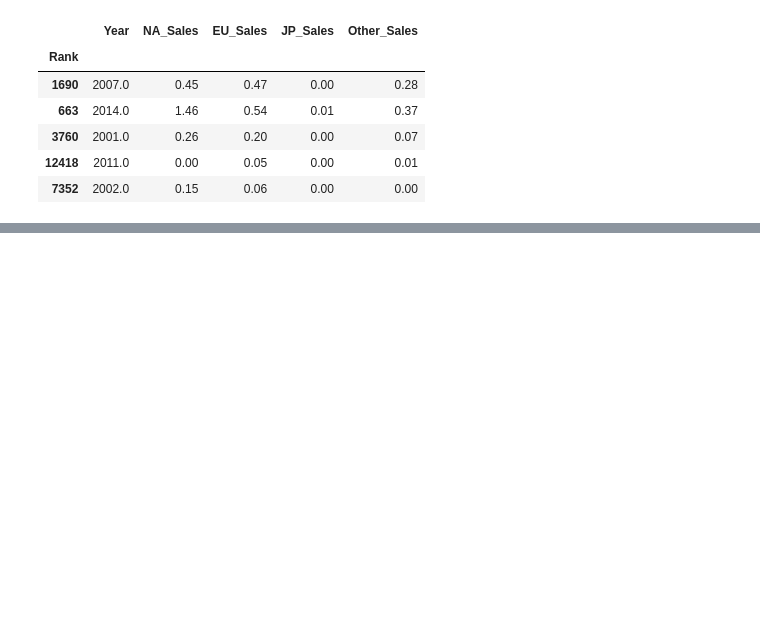
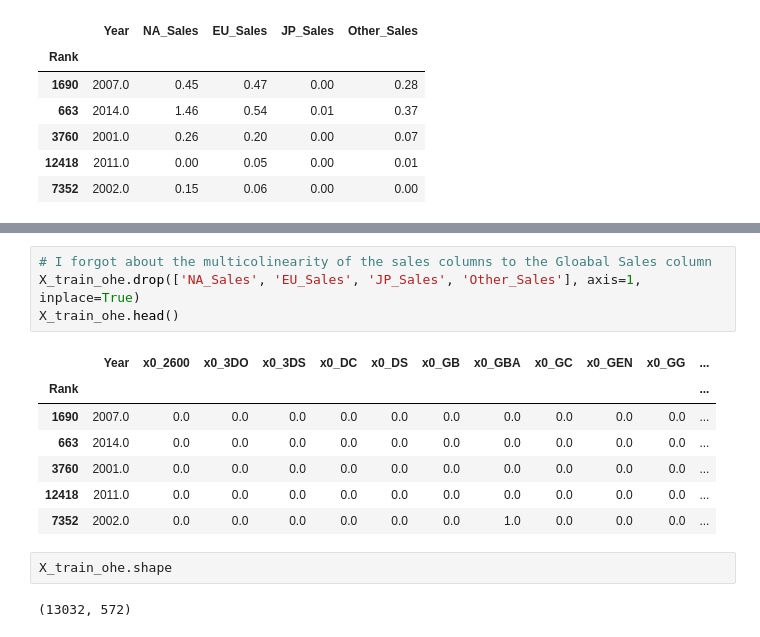
Before and after one commit to RCKettel/CapstoneProject, a Jupyter notebook: Notebooks/VideoGameSales.ipynb, the cells around one changed output, grey strips where cells are left out. Cells and saved outputs as stored; diff of their text form; blank space fills up the shorter version.

```diff
--- a/Notebooks/VideoGameSales.ipynb
+++ b/Notebooks/VideoGameSales.ipynb
@@ -170,0 +234,16 @@ X_train_ohe
+# %%
+# I forgot about the multicolinearity of the sales columns to the Gloabal Sales column
+X_train_ohe.drop(['NA_Sales', 'EU_Sales', 'JP_Sales', 'Other_Sales'], axis=1, inplace=True)
+X_train_ohe.head()
+# %% [output]
+|  | Year | x0_2600 | x0_3DO | x0_3DS | x0_DC | x0_DS | x0_GB | x0_GBA | x0_GC | x0_GEN | x0_GG | ... |
+| Rank |  |  |  |  |  |  |  |  |  |  |  | ... |
+| 1690 | 2007.0 | 0.0 | 0.0 | 0.0 | 0.0 | 0.0 | 0.0 | 0.0 | 0.0 | 0.0 | 0.0 | ... |
+| 663 | 2014.0 | 0.0 | 0.0 | 0.0 | 0.0 | 0.0 | 0.0 | 0.0 | 0.0 | 0.0 | 0.0 | ... |
+| 3760 | 2001.0 | 0.0 | 0.0 | 0.0 | 0.0 | 0.0 | 0.0 | 0.0 | 0.0 | 0.0 | 0.0 | ... |
+| 12418 | 2011.0 | 0.0 | 0.0 | 0.0 | 0.0 | 0.0 | 0.0 | 0.0 | 0.0 | 0.0 | 0.0 | ... |
+| 7352 | 2002.0 | 0.0 | 0.0 | 0.0 | 0.0 | 0.0 | 0.0 | 1.0 | 0.0 | 0.0 | 0.0 | ... |
+# %%
+X_train_ohe.shape
+# %% [output]
+(13032, 572)
```
Also changed, not shown: parts of 51 cells of this notebook.
